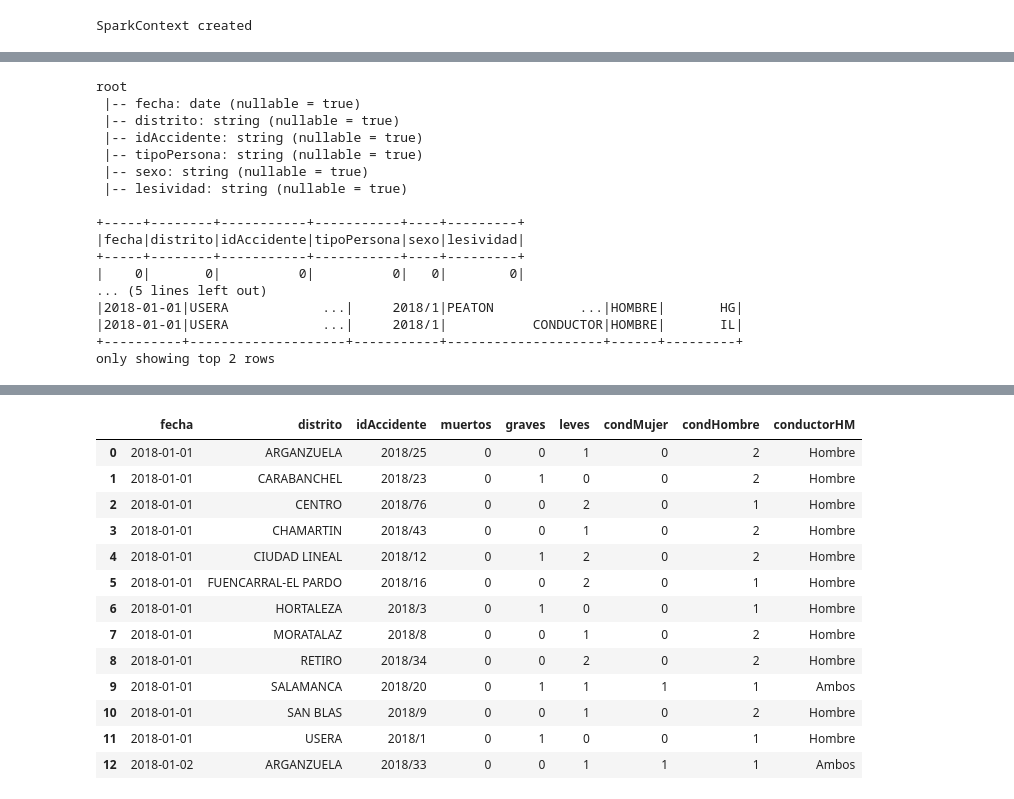
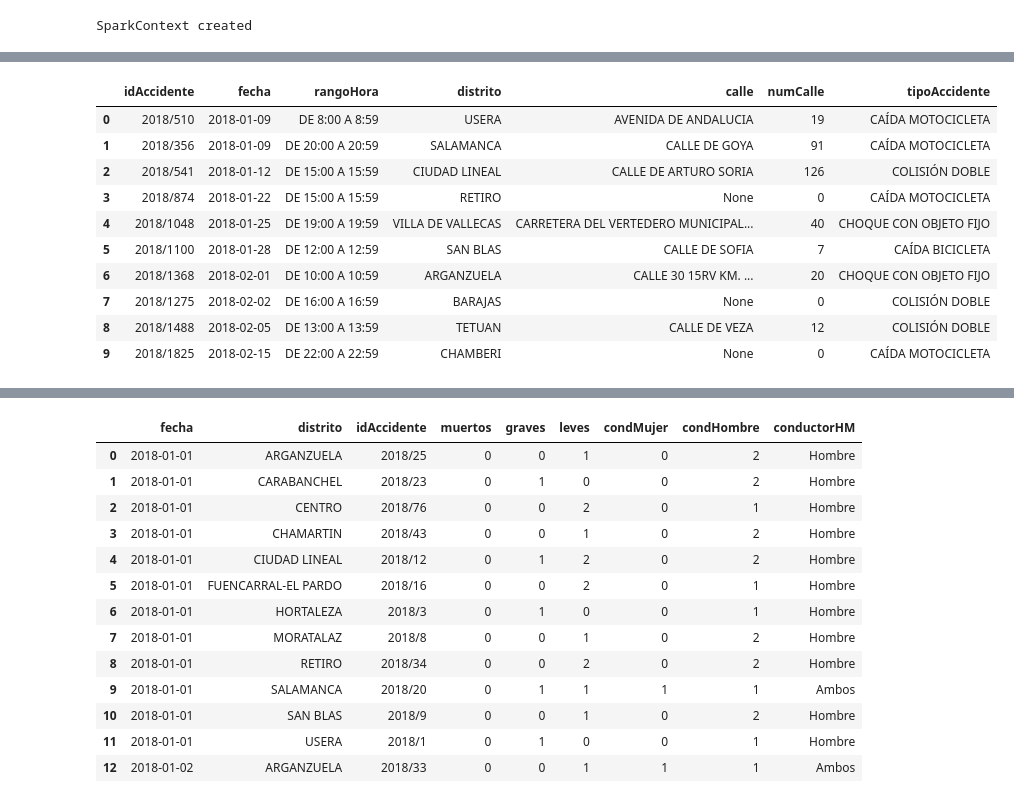
Before and after one commit to jventura68/PracticasBigData, a Jupyter notebook: accidentesGeolocalizar.ipynb, the cells around one changed output, grey strips where cells are left out. Cells and saved outputs as stored; diff of their text form; code cells hidden in the pictures.

```diff
--- a/accidentesGeolocalizar.ipynb
+++ b/accidentesGeolocalizar.ipynb
@@ -100,41 +122,29 @@ import pyspark.sql.functions as func
 # Reducimos las columnas que tenemos que utilizar mediante la Select
 # y aplicamos las funciones necesarias a los datos
 accRed=accidenteData\
-  .filter ((func.substring(accidenteData.LESIVIDAD,1,1)=='H') |
-            (func.substring(accidenteData.LESIVIDAD,1,1)=='M') |
-            (accidenteData['TIPO PERSONA'] == 'CONDUCTOR'))\
+  .filter ((accidenteData['TIPO PERSONA'] == 'CONDUCTOR'))\
   .select(
-#        func.to_date(accidenteData.FECHA, 'dd/MM/yyyy HH:mm:ss').alias('fecha'), \
+        accidenteData["Nº PARTE"].alias('idAccidente'), \
         func.to_date(accidenteData.FECHA, 'dd/MM/yyyy').alias('fecha'), \
-#        accidenteData.FECHA.alias('fecha'),\
+        accidenteData['RANGO HORARIO'].alias('rangoHora'), \
         accidenteData.DISTRITO.alias('distrito'), \
-        accidenteData["Nº PARTE"].alias('idAccidente'), \
-        accidenteData["TIPO PERSONA"].alias('tipoPersona'), \
-        accidenteData["SEXO"].alias('sexo'), \
-        func.substring(accidenteData.LESIVIDAD,1,2).alias('lesividad'), \
-)
+        func.when ((accidenteData['Nº']!='0'),\
+                    func.regexp_replace (accidenteData['LUGAR ACCIDENTE'],' NUM\s*$',' '), \
+             ).alias('calle') ,\
+        accidenteData['Nº'].alias('numCalle'), \
+        accidenteData["TIPO ACCIDENTE"].alias('tipoAccidente'))\
+   .dropDuplicates()
-# %%
-#Las columnas del Dataframe accRed quedan así
-accRed.printSchema()
-#Vemos si alguna columna contiene nulos
-accRed.select([func.count(func.when(func.col(c).isNull(), c)).alias(c) for c in accRed.columns]).show()
-
-accRed.show(n=2)
-# %% [output]
-root
- |-- fecha: date (nullable = true)
- |-- distrito: string (nullable = true)
- |-- idAccidente: string (nullable = true)
- |-- tipoPersona: string (nullable = true)
- |-- sexo: string (nullable = true)
- |-- lesividad: string (nullable = true)
-
-+-----+--------+-----------+-----------+----+---------+
-|fecha|distrito|idAccidente|tipoPersona|sexo|lesividad|
-+-----+--------+-----------+-----------+----+---------+
-|    0|       0|          0|          0|   0|        0|
-... (5 lines left out)
-|2018-01-01|USERA            ...|     2018/1|PEATON           ...|HOMBRE|       HG|
-|2018-01-01|USERA            ...|     2018/1|           CONDUCTOR|HOMBRE|       IL|
-+----------+--------------------+-----------+--------------------+------+---------+
-only showing top 2 rows
+# %%
+accRed.limit(10).toPandas()
+# %% [output]
+|  | idAccidente | fecha | rangoHora | distrito | calle | numCalle | tipoAccidente |
+| 0 | 2018/510 | 2018-01-09 | DE 8:00 A 8:59 | USERA | AVENIDA DE ANDALUCIA | 19 | CAÍDA MOTOCICLETA |
+| 1 | 2018/356 | 2018-01-09 | DE 20:00 A 20:59 | SALAMANCA | CALLE DE GOYA | 91 | CAÍDA MOTOCICLETA |
+| 2 | 2018/541 | 2018-01-12 | DE 15:00 A 15:59 | CIUDAD LINEAL | CALLE DE ARTURO SORIA | 126 | COLISIÓN DOBLE |
+| 3 | 2018/874 | 2018-01-22 | DE 15:00 A 15:59 | RETIRO | None | 0 | CAÍDA MOTOCICLETA |
+| 4 | 2018/1048 | 2018-01-25 | DE 19:00 A 19:59 | VILLA DE VALLECAS | CARRETERA DEL VERTEDERO MUNICIPAL... | 40 | CHOQUE CON OBJETO FIJO |
+| 5 | 2018/1100 | 2018-01-28 | DE 12:00 A 12:59 | SAN BLAS | CALLE DE SOFIA | 7 | CAÍDA BICICLETA |
+| 6 | 2018/1368 | 2018-02-01 | DE 10:00 A 10:59 | ARGANZUELA | CALLE 30 15RV KM. ... | 20 | CHOQUE CON OBJETO FIJO |
+| 7 | 2018/1275 | 2018-02-02 | DE 16:00 A 16:59 | BARAJAS | None | 0 | COLISIÓN DOBLE |
+| 8 | 2018/1488 | 2018-02-05 | DE 13:00 A 13:59 | TETUAN | CALLE DE VEZA | 12 | COLISIÓN DOBLE |
+| 9 | 2018/1825 | 2018-02-15 | DE 22:00 A 22:59 | CHAMBERI | None | 0 | CAÍDA MOTOCICLETA |
```
Also changed, not shown: parts of 9 cells of this notebook, 3 other files.
